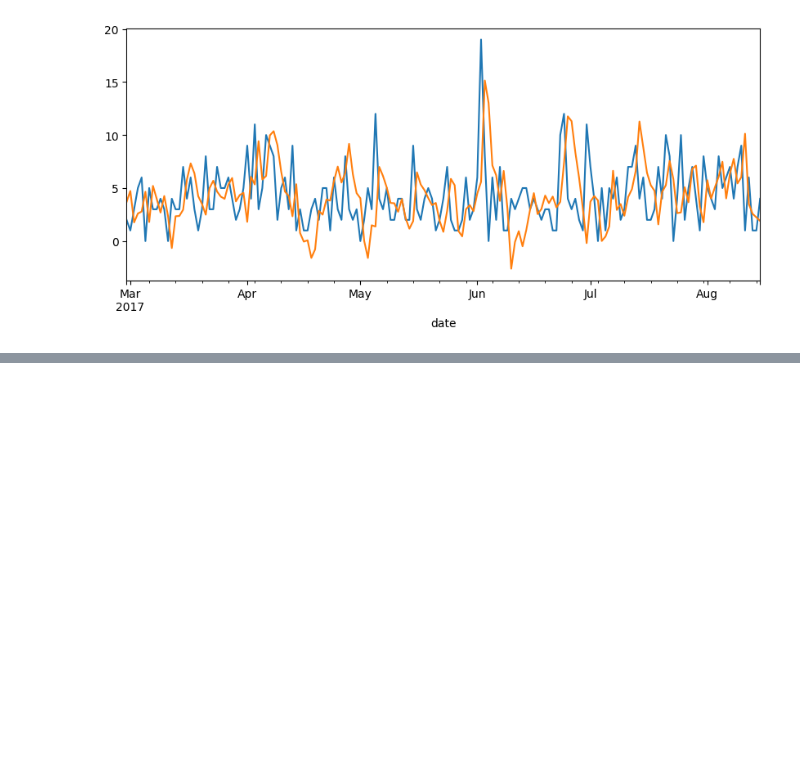
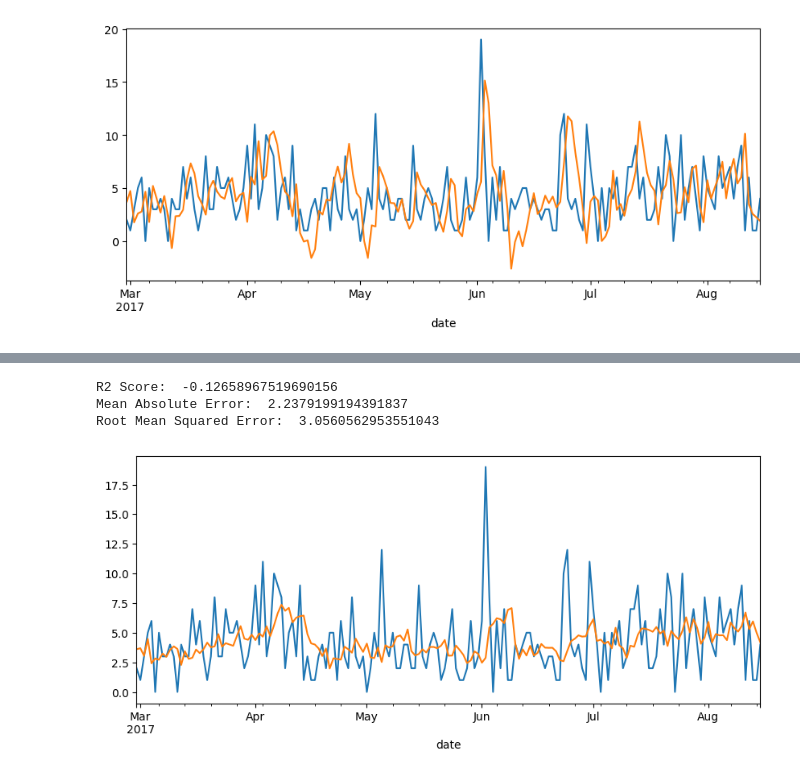
Before and after one commit to Nasibul/e-commerce, a Jupyter notebook: ml-inventory/New Folder/Untitled.ipynb, the cells around one changed output, grey strips where cells are left out. Drawn from its saved outputs; the diff is of its cells as text; code cells hidden in the pictures; blank space fills up the shorter version.

```diff
--- a/ml-inventory/New Folder/Untitled.ipynb
+++ b/ml-inventory/New Folder/Untitled.ipynb
@@ -75,3 +65,9 @@ pred.plot()
 # %% [output]
 <AxesSubplot: xlabel='date'>
 [figure]
+# %%
+model2 = sm.tsa.arima.model.ARIMA(df.sales, order=(6, 1, 0))
+model_fit2 = model.fit()
+pred2 = model_fit2.predict(start=len(df_train), end=len(df_train)+len(df_test)-1)
+df_test.sales.plot(figsize=(10,4))
+pred2.plot()
@@ -77,0 +77,11 @@ pred.plot()
+# %%
+def compare_to_test(model, df_test, df_train):
+    model_fit = model.fit()
+    pred = model_fit.predict(start=len(df_train), end=len(df_train)+len(df_test)-1)
+    df_test.sales.plot(figsize=(10,4))
+    pred.plot()
+    r_two = r2_score(df_test.sales, pred)
+    rmse = mean_squared_error(df_test.sales, pred, squared=False)
+    print("R2 Score: ", r_two)
+    print("Mean Absolute Error: ", mean_absolute_error(df_test.sales, pred))
+    print("Root Mean Squared Error: ", rmse)
@@ -77,0 +95,7 @@ pred.plot()
+# %%
+compare_to_test(model2, df_test, df_train)
+# %% [output]
+R2 Score:  -0.12658967519690156
+Mean Absolute Error:  2.2379199194391837
+Root Mean Squared Error:  3.0560562953551043
+[figure, added]
```
Also changed, not shown: parts of 16 cells of this notebook, 1 other file.
